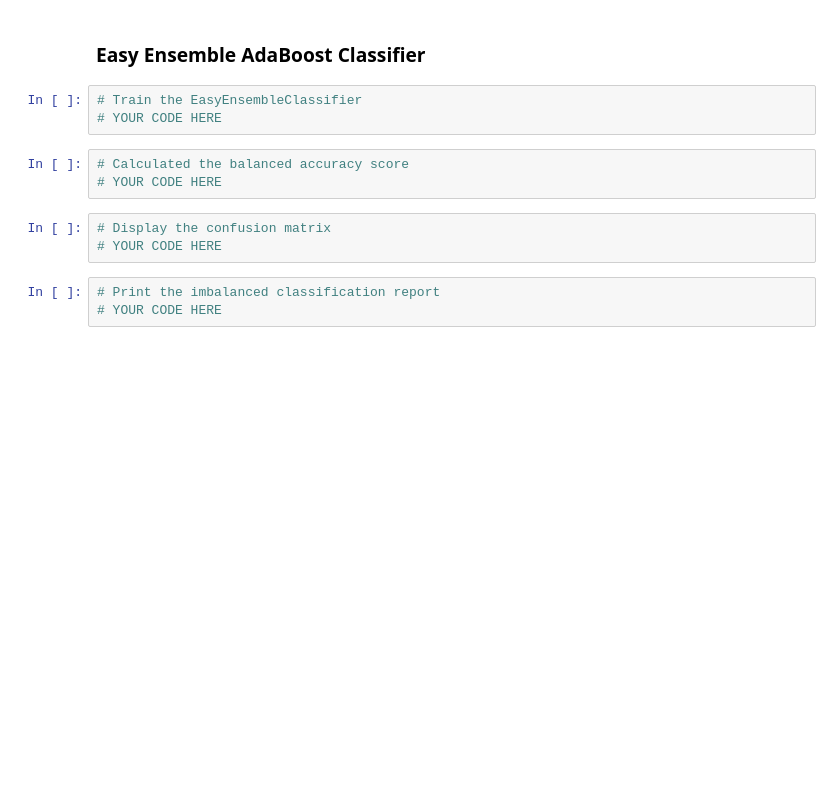
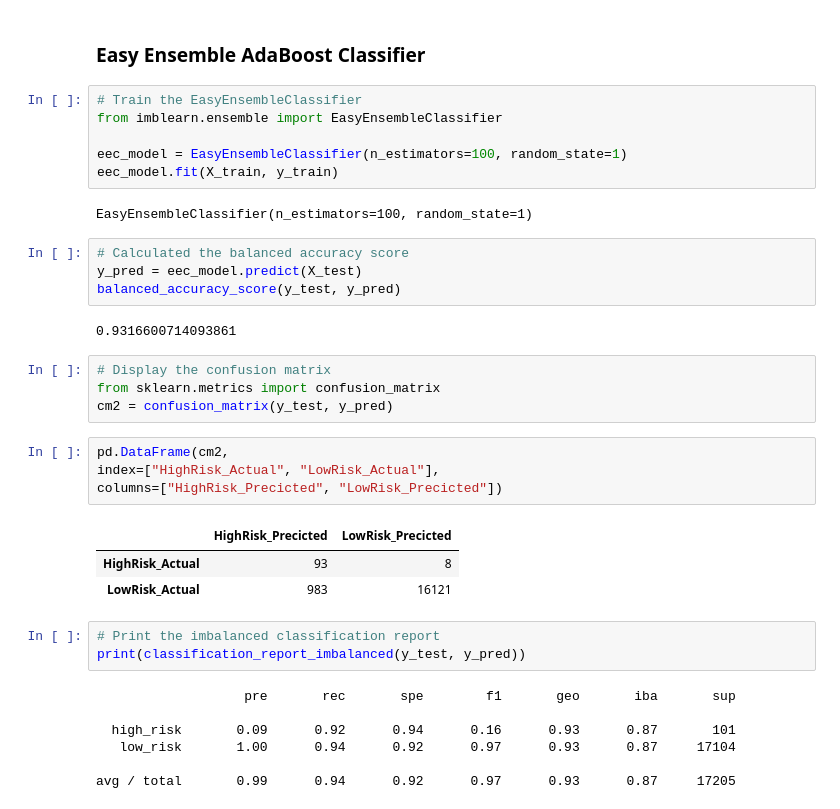
Before and after one commit to nabuhant/Credit_Risk_Analysis, a Jupyter notebook: credit_risk_ensemble.ipynb, the cells around one changed output. Cells and saved outputs as stored; diff of their text form; blank space fills up the shorter version.

```diff
--- a/credit_risk_ensemble.ipynb
+++ b/credit_risk_ensemble.ipynb
@@ -156,14 +199,38 @@ AttributeError: can't set attribute
 # %% [markdown]
 ### Easy Ensemble AdaBoost Classifier
-# %%
-# Train the EasyEnsembleClassifier
-# YOUR CODE HERE
+# %%
+# Train the EasyEnsembleClassifier
+from imblearn.ensemble import EasyEnsembleClassifier
+
+eec_model = EasyEnsembleClassifier(n_estimators=100, random_state=1)
+eec_model.fit(X_train, y_train)
+# %% [output]
+EasyEnsembleClassifier(n_estimators=100, random_state=1)
 # %%
 # Calculated the balanced accuracy score
-# YOUR CODE HERE
+y_pred = eec_model.predict(X_test)
+balanced_accuracy_score(y_test, y_pred)
+# %% [output]
+0.9316600714093861
 # %%
 # Display the confusion matrix
-# YOUR CODE HERE
+from sklearn.metrics import confusion_matrix
+cm2 = confusion_matrix(y_test, y_pred)
+# %%
+pd.DataFrame(cm2,
+index=["HighRisk_Actual", "LowRisk_Actual"],
+columns=["HighRisk_Precicted", "LowRisk_Precicted"])
+# %% [output]
+|  | HighRisk_Precicted | LowRisk_Precicted |
+| HighRisk_Actual | 93 | 8 |
+| LowRisk_Actual | 983 | 16121 |
 # %%
 # Print the imbalanced classification report
-# YOUR CODE HERE
+print(classification_report_imbalanced(y_test, y_pred))
+# %% [output]
+                   pre       rec       spe        f1       geo       iba       sup
+
+  high_risk       0.09      0.92      0.94      0.16      0.93      0.87       101
+   low_risk       1.00      0.94      0.92      0.97      0.93      0.87     17104
+
+avg / total       0.99      0.94      0.92      0.97      0.93      0.87     17205
```
Also changed, not shown: parts of 10 cells of this notebook, 7 other files.
